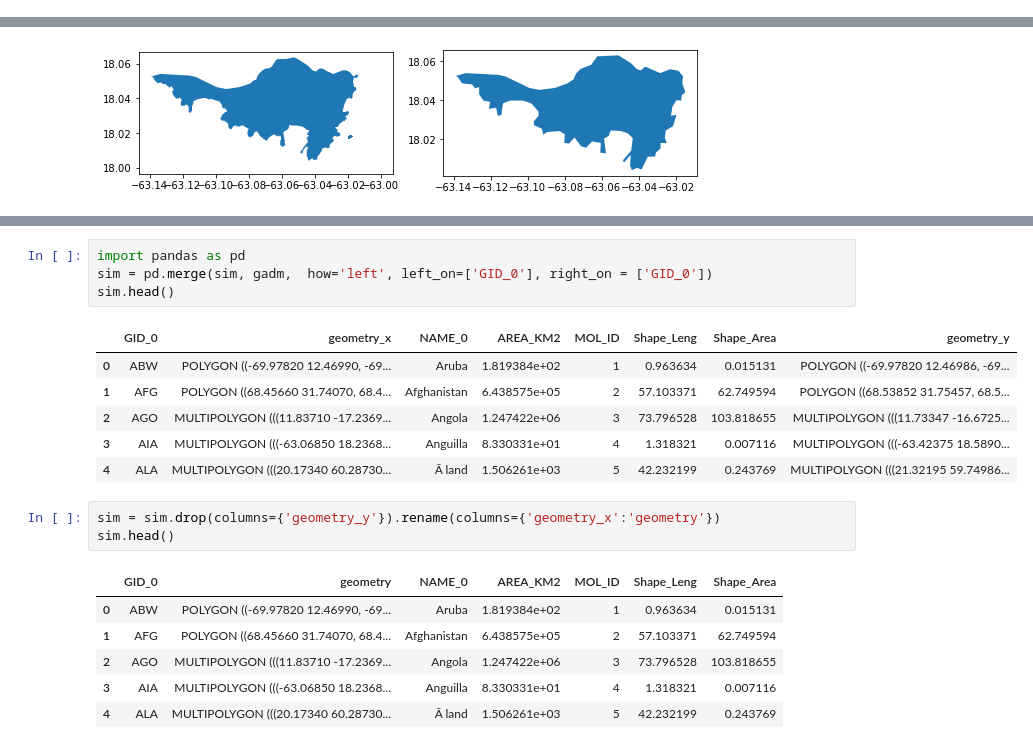
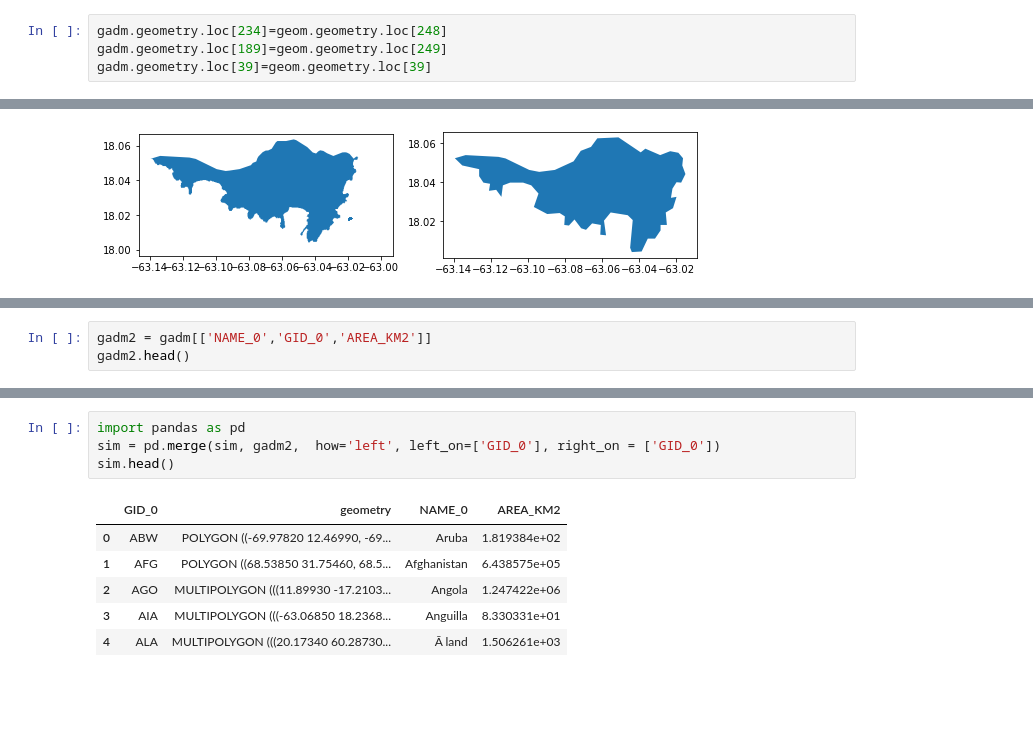
Before and after one commit to Vizzuality/he-scratchfolder, a Jupyter notebook: Simplification_EEZ.ipynb, the cells around one changed output, grey strips where cells are left out. Drawn from its saved outputs; the diff is of its cells as text; blank space fills up the shorter version.

```diff
--- a/Simplification_EEZ.ipynb
+++ b/Simplification_EEZ.ipynb
@@ -221,0 +280,4 @@ Wall time: 8.65 s
+# %%
+gadm.geometry.loc[234]=geom.geometry.loc[248]
+gadm.geometry.loc[189]=geom.geometry.loc[249]
+gadm.geometry.loc[39]=geom.geometry.loc[39]
@@ -424,0 +514,3 @@ sim[sim['GID_0']==n].geometry.plot(ax = ax2)
+# %%
+gadm2 = gadm[['NAME_0','GID_0','AREA_KM2']]
+gadm2.head()
@@ -425,21 +524,11 @@ sim[sim['GID_0']==n].geometry.plot(ax = ax2)
 # %%
 import pandas as pd
-sim = pd.merge(sim, gadm,  how='left', left_on=['GID_0'], right_on = ['GID_0'])
+sim = pd.merge(sim, gadm2,  how='left', left_on=['GID_0'], right_on = ['GID_0'])
 sim.head()
 # %% [output]
-|  | GID_0 | geometry_x | NAME_0 | AREA_KM2 | MOL_ID | Shape_Leng | Shape_Area | geometry_y |
-| 0 | ABW | POLYGON ((-69.97820 12.46990, -69... | Aruba | 1.819384e+02 | 1 | 0.963634 | 0.015131 | POLYGON ((-69.97820 12.46986, -69... |
-| 1 | AFG | POLYGON ((68.45660 31.74070, 68.4... | Afghanistan | 6.438575e+05 | 2 | 57.103371 | 62.749594 | POLYGON ((68.53852 31.75457, 68.5... |
-| 2 | AGO | MULTIPOLYGON (((11.83710 -17.2369... | Angola | 1.247422e+06 | 3 | 73.796528 | 103.818655 | MULTIPOLYGON (((11.73347 -16.6725... |
-| 3 | AIA | MULTIPOLYGON (((-63.06850 18.2368... | Anguilla | 8.330331e+01 | 4 | 1.318321 | 0.007116 | MULTIPOLYGON (((-63.42375 18.5890... |
-| 4 | ALA | MULTIPOLYGON (((20.17340 60.28730... | Ã land | 1.506261e+03 | 5 | 42.232199 | 0.243769 | MULTIPOLYGON (((21.32195 59.74986... |
+|  | GID_0 | geometry | NAME_0 | AREA_KM2 |
+| 0 | ABW | POLYGON ((-69.97820 12.46990, -69... | Aruba | 1.819384e+02 |
+| 1 | AFG | POLYGON ((68.53850 31.75460, 68.5... | Afghanistan | 6.438575e+05 |
+| 2 | AGO | MULTIPOLYGON (((11.89930 -17.2103... | Angola | 1.247422e+06 |
+| 3 | AIA | MULTIPOLYGON (((-63.06850 18.2368... | Anguilla | 8.330331e+01 |
+| 4 | ALA | MULTIPOLYGON (((20.17340 60.28730... | Ã land | 1.506261e+03 |
-# %%
-sim = sim.drop(columns={'geometry_y'}).rename(columns={'geometry_x':'geometry'})
-sim.head()
-# %% [output]
-|  | GID_0 | geometry | NAME_0 | AREA_KM2 | MOL_ID | Shape_Leng | Shape_Area |
-| 0 | ABW | POLYGON ((-69.97820 12.46990, -69... | Aruba | 1.819384e+02 | 1 | 0.963634 | 0.015131 |
-| 1 | AFG | POLYGON ((68.45660 31.74070, 68.4... | Afghanistan | 6.438575e+05 | 2 | 57.103371 | 62.749594 |
-| 2 | AGO | MULTIPOLYGON (((11.83710 -17.2369... | Angola | 1.247422e+06 | 3 | 73.796528 | 103.818655 |
-| 3 | AIA | MULTIPOLYGON (((-63.06850 18.2368... | Anguilla | 8.330331e+01 | 4 | 1.318321 | 0.007116 |
-| 4 | ALA | MULTIPOLYGON (((20.17340 60.28730... | Ã land | 1.506261e+03 | 5 | 42.232199 | 0.243769 |
```
Also changed, not shown: parts of 40 cells of this notebook.
